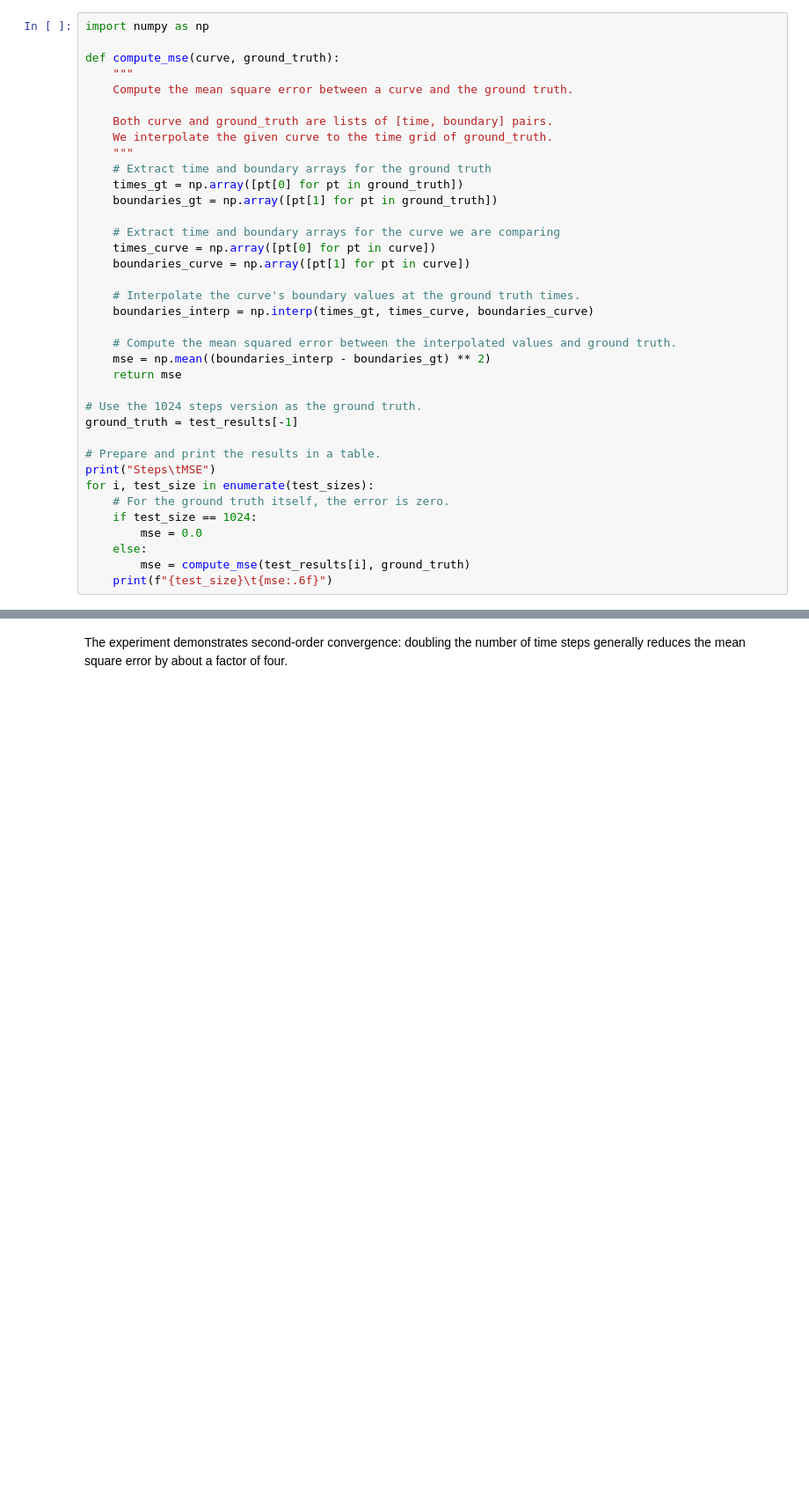
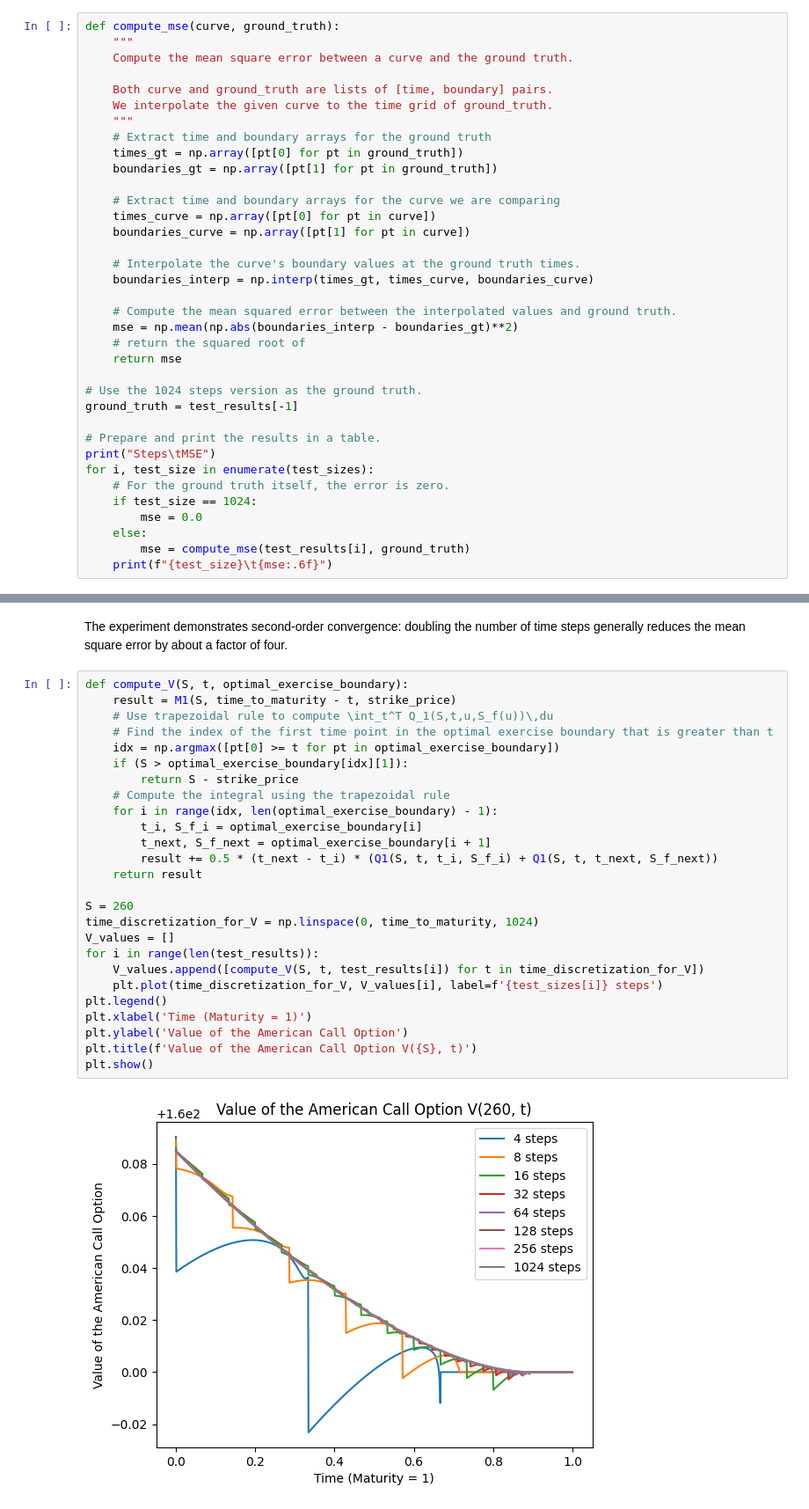
Before and after one commit to ttnhathuy313/option-pricing, a Jupyter notebook: revised.ipynb, the cells around one changed output, grey strips where cells are left out. Shown: that part at 88% size. Drawn from its saved outputs; the diff is of its cells as text; blank space fills up the shorter version.

Commit message:
add computed option value

```diff
--- a/revised.ipynb
+++ b/revised.ipynb
@@ -340,8 +342,6 @@ plt.show()
 # %% [output]
 [figure]
 # %%
-import numpy as np
-
 def compute_mse(curve, ground_truth):
     """
     Compute the mean square error between a curve and the ground truth.
@@ -361,7 +361,8 @@ def compute_mse(curve, ground_truth):
     boundaries_interp = np.interp(times_gt, times_curve, boundaries_curve)
 
     # Compute the mean squared error between the interpolated values and ground truth.
-    mse = np.mean((boundaries_interp - boundaries_gt) ** 2)
+    mse = np.mean(np.abs(boundaries_interp - boundaries_gt)**2)
+    # return the squared root of
     return mse
 
 # Use the 1024 steps version as the ground truth.
@@ -388,3 +389,31 @@ Steps   MSE
 1024    0.000000
 # %% [markdown]
 The experiment demonstrates second-order convergence: doubling the number of time steps generally reduces the mean square error by about a factor of four.
+# %%
+def compute_V(S, t, optimal_exercise_boundary):
+    result = M1(S, time_to_maturity - t, strike_price)
+    # Use trapezoidal rule to compute \int_t^T Q_1(S,t,u,S_f(u))\,du
+    # Find the index of the first time point in the optimal exercise boundary that is greater than t
+    idx = np.argmax([pt[0] >= t for pt in optimal_exercise_boundary])
+    if (S > optimal_exercise_boundary[idx][1]):
+        return S - strike_price
+    # Compute the integral using the trapezoidal rule
+    for i in range(idx, len(optimal_exercise_boundary) - 1):
+        t_i, S_f_i = optimal_exercise_boundary[i]
+        t_next, S_f_next = optimal_exercise_boundary[i + 1]
+        result += 0.5 * (t_next - t_i) * (Q1(S, t, t_i, S_f_i) + Q1(S, t, t_next, S_f_next))
+    return result
+
+S = 260
+time_discretization_for_V = np.linspace(0, time_to_maturity, 1024)
+V_values = []
+for i in range(len(test_results)):
+    V_values.append([compute_V(S, t, test_results[i]) for t in time_discretization_for_V])
+    plt.plot(time_discretization_for_V, V_values[i], label=f'{test_sizes[i]} steps')
+plt.legend()
+plt.xlabel('Time (Maturity = 1)')
+plt.ylabel('Value of the American Call Option')
+plt.title(f'Value of the American Call Option V({S}, t)')
+plt.show()
+# %% [output]
+[figure, added]
```
Also changed, not shown: parts of 2 cells of this notebook.
